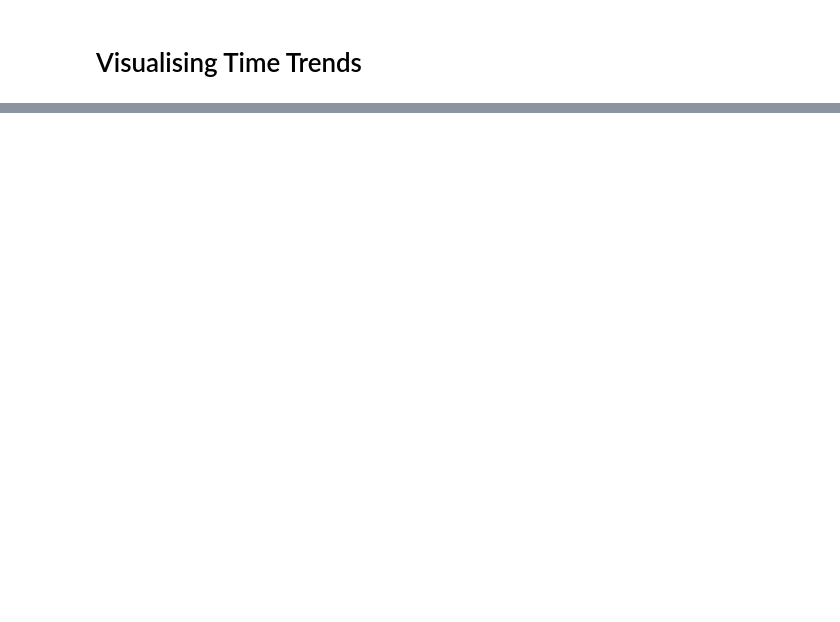
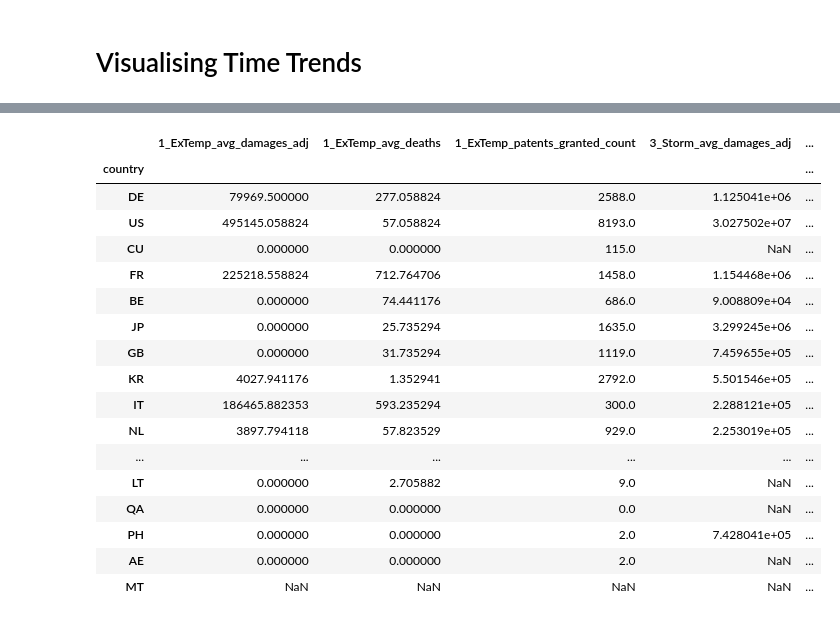
Before and after one commit to Nitasha05/Disasters-and-green-Innovation, a Jupyter notebook: Descriptive Statistics.ipynb, the cells around one changed output, grey strips where cells are left out. Cells and saved outputs as stored; diff of their text form; code cells hidden in the pictures; blank space fills up the shorter version.

```diff
--- a/Descriptive Statistics.ipynb
+++ b/Descriptive Statistics.ipynb
@@ -28,0 +110,62 @@ ValueError: x and y must have same first dimension, but have shapes (4248,) and
+# %%
+patsat_names = ['1_ExTemp', '3_Storm', '4_Flood', '5_Landslide', '7_Drought', '9_Wildfire']
+
+def describe_all_countries(df,prefix):
+    total_count = []
+    granted_count = []
+    granted_family_ge_2_count = []
+    deaths = []
+    affected = []
+    damages = []
+    countries =  pd.unique(df['country'])
+    start_year = 1985
+    end_year = 2018
+    df.drop(df[df['year'] >end_year].index, inplace=True)
+
+    for country in countries:
+        country_ind = (df['country'] == country)
+#         total_count.append(sum(df['total_count'][country_ind]))
+        granted_count.append(sum(df['granted_count'][country_ind]))
+#         granted_family_ge_2_count.append(sum(df['granted_family_ge_2_count'][country_ind]))
+        deaths.append(sum(df['total_deaths'][country_ind]))
+        damages.append(sum(df['total_damages_adj'][country_ind]))
+    df_sum = pd.DataFrame.from_records({'country':countries,
+#                                         'patents_total_count':total_count,
+                                        prefix+ '_patents_granted_count':granted_count,
+#                                         'patents_granted_family_ge_2_count':granted_family_ge_2_count,
+                                        prefix+ '_avg_deaths':deaths,
+                                        prefix+ '_avg_damages_adj':damages
+                                       })
+    df_sum.loc[:, prefix+ '_avg_deaths'] /=  (end_year - start_year + 1)
+#     df_sum.loc[:, 'avg_affected'] /=  (end_year - start_year + 1)
+    df_sum.loc[:, prefix+ '_avg_damages_adj'] /=  (end_year - start_year + 1)
+    return df_sum
+# %%
+df = pd.read_csv('1_ExTemp' + '_panel_combined.csv', skipinitialspace=True, header=0)
+df_table_1 = describe_all_countries(df, '1_ExTemp')
+for prefix in patsat_names[1:]:
+    df = pd.read_csv(prefix + '_panel_combined.csv', skipinitialspace=True, header=0)
+    df_table_1 = df_table_1.merge(describe_all_countries(df,prefix), on=['country'], how='outer')
+df_table_1.index = df_table_1.country
+df_table_1.drop(labels='country',axis=1,inplace=True)
+# %%
+(df_table_1)
+# %% [output]
+|  | 1_ExTemp_avg_damages_adj | 1_ExTemp_avg_deaths | 1_ExTemp_patents_granted_count | 3_Storm_avg_damages_adj | ... |
+| country |  |  |  |  | ... |
+| DE | 79969.500000 | 277.058824 | 2588.0 | 1.125041e+06 | ... |
+| US | 495145.058824 | 57.058824 | 8193.0 | 3.027502e+07 | ... |
+| CU | 0.000000 | 0.000000 | 115.0 | NaN | ... |
+| FR | 225218.558824 | 712.764706 | 1458.0 | 1.154468e+06 | ... |
+| BE | 0.000000 | 74.441176 | 686.0 | 9.008809e+04 | ... |
+| JP | 0.000000 | 25.735294 | 1635.0 | 3.299245e+06 | ... |
+| GB | 0.000000 | 31.735294 | 1119.0 | 7.459655e+05 | ... |
+| KR | 4027.941176 | 1.352941 | 2792.0 | 5.501546e+05 | ... |
+| IT | 186465.882353 | 593.235294 | 300.0 | 2.288121e+05 | ... |
+| NL | 3897.794118 | 57.823529 | 929.0 | 2.253019e+05 | ... |
+| ... | ... | ... | ... | ... | ... |
+| LT | 0.000000 | 2.705882 | 9.0 | NaN | ... |
+| QA | 0.000000 | 0.000000 | 0.0 | NaN | ... |
+| PH | 0.000000 | 0.000000 | 2.0 | 7.428041e+05 | ... |
+| AE | 0.000000 | 0.000000 | 2.0 | NaN | ... |
+| MT | NaN | NaN | NaN | NaN | ... |
```
Also changed, not shown: parts of 23 cells of this notebook, 6 other files.
